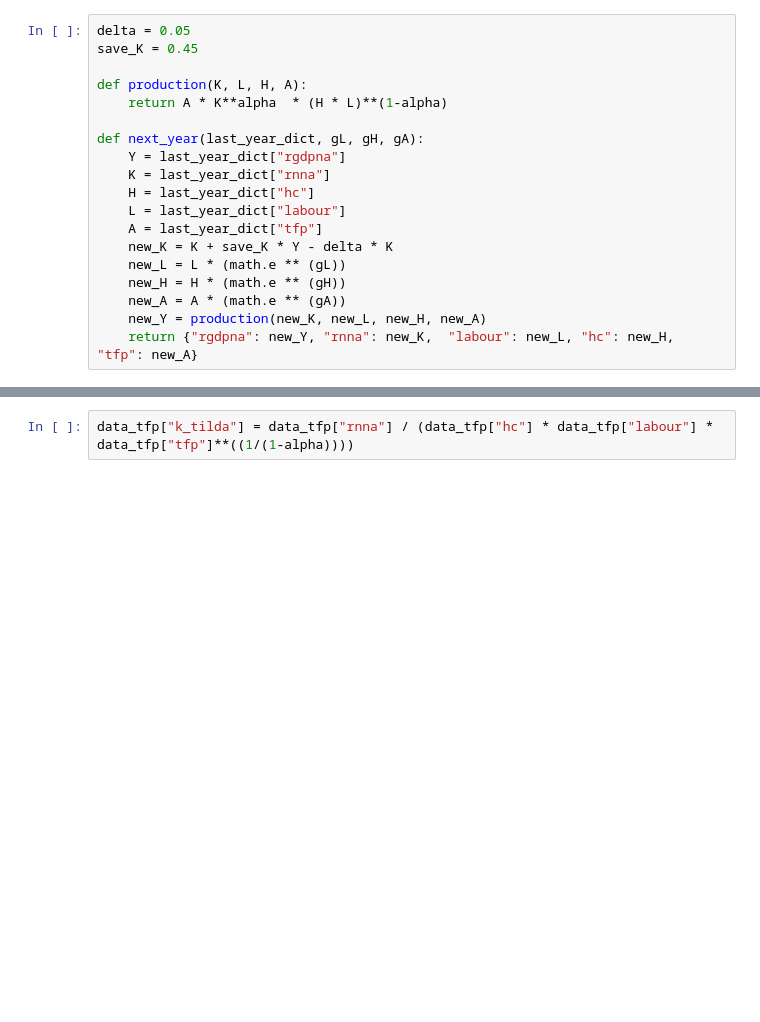
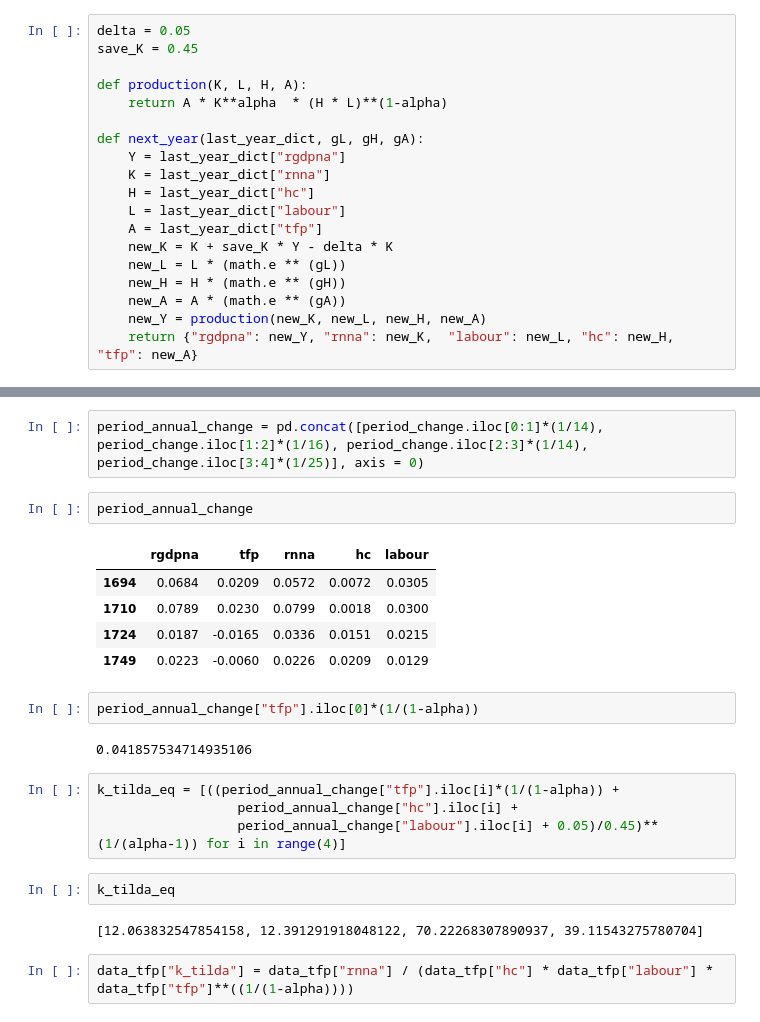
Before and after one commit to Jessie-Fung/ec2b1-brazil, a Jupyter notebook: code/code.ipynb, the cells around one changed output, grey strips where cells are left out. Saved outputs shown, nothing was run; the diff lists cells and outputs as text; blank space fills up the shorter version.

```diff
--- a/code/code.ipynb
+++ b/code/code.ipynb
@@ -637,3 +637,25 @@ def next_year(last_year_dict, gL, gH, gA):
+# %%
+period_annual_change = pd.concat([period_change.iloc[0:1]*(1/14), period_change.iloc[1:2]*(1/16), period_change.iloc[2:3]*(1/14), period_change.iloc[3:4]*(1/25)], axis = 0)
+# %%
+period_annual_change
+# %% [output]
+|  | rgdpna | tfp | rnna | hc | labour |
+| 1694 | 0.0684 | 0.0209 | 0.0572 | 0.0072 | 0.0305 |
+| 1710 | 0.0789 | 0.0230 | 0.0799 | 0.0018 | 0.0300 |
+| 1724 | 0.0187 | -0.0165 | 0.0336 | 0.0151 | 0.0215 |
+| 1749 | 0.0223 | -0.0060 | 0.0226 | 0.0209 | 0.0129 |
+# %%
+period_annual_change["tfp"].iloc[0]*(1/(1-alpha))
+# %% [output]
+0.041857534714935106
+# %%
+k_tilda_eq = [((period_annual_change["tfp"].iloc[i]*(1/(1-alpha)) +
+                  period_annual_change["hc"].iloc[i] +
+                  period_annual_change["labour"].iloc[i] + 0.05)/0.45)**(1/(alpha-1)) for i in range(4)]
+# %%
+k_tilda_eq
+# %% [output]
+[12.063832547854158, 12.391291918048122, 70.22268307890937, 39.11543275780704]
 # %%
 data_tfp["k_tilda"] = data_tfp["rnna"] / (data_tfp["hc"] * data_tfp["labour"] * data_tfp["tfp"]**((1/(1-alpha))))
 # %%
```
Also changed, not shown: parts of 11 cells of this notebook, 1 other file.
